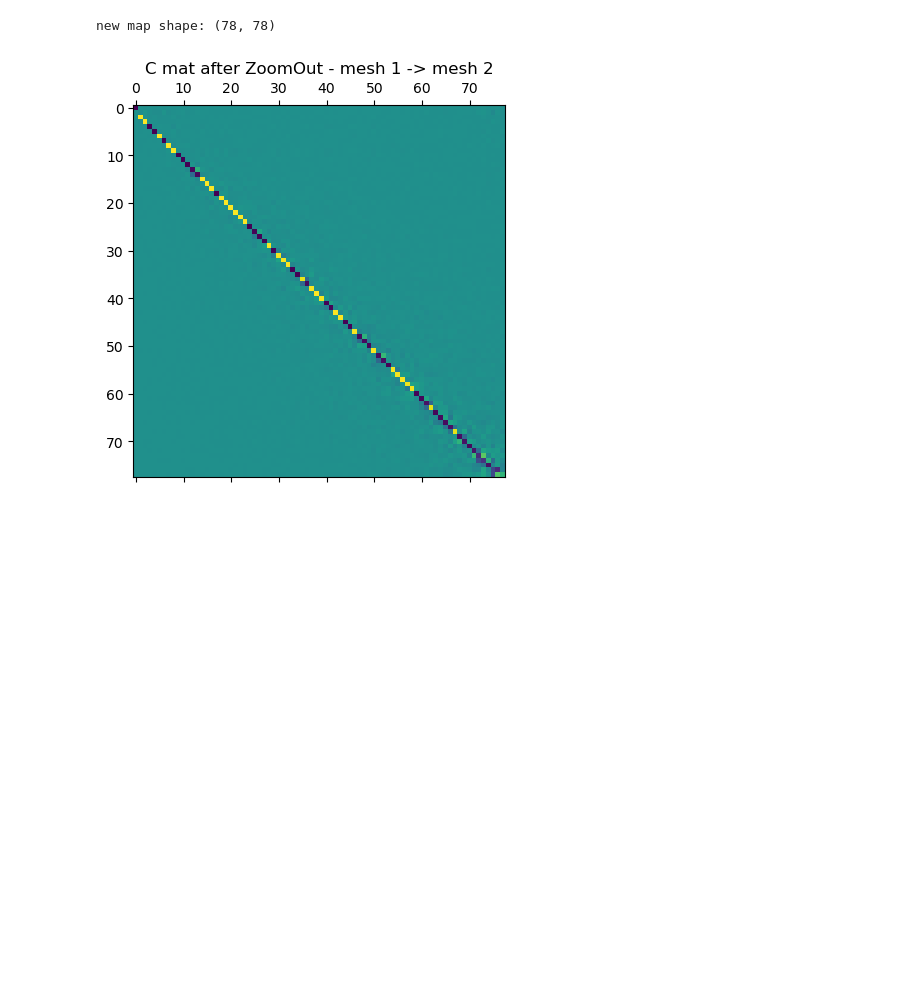
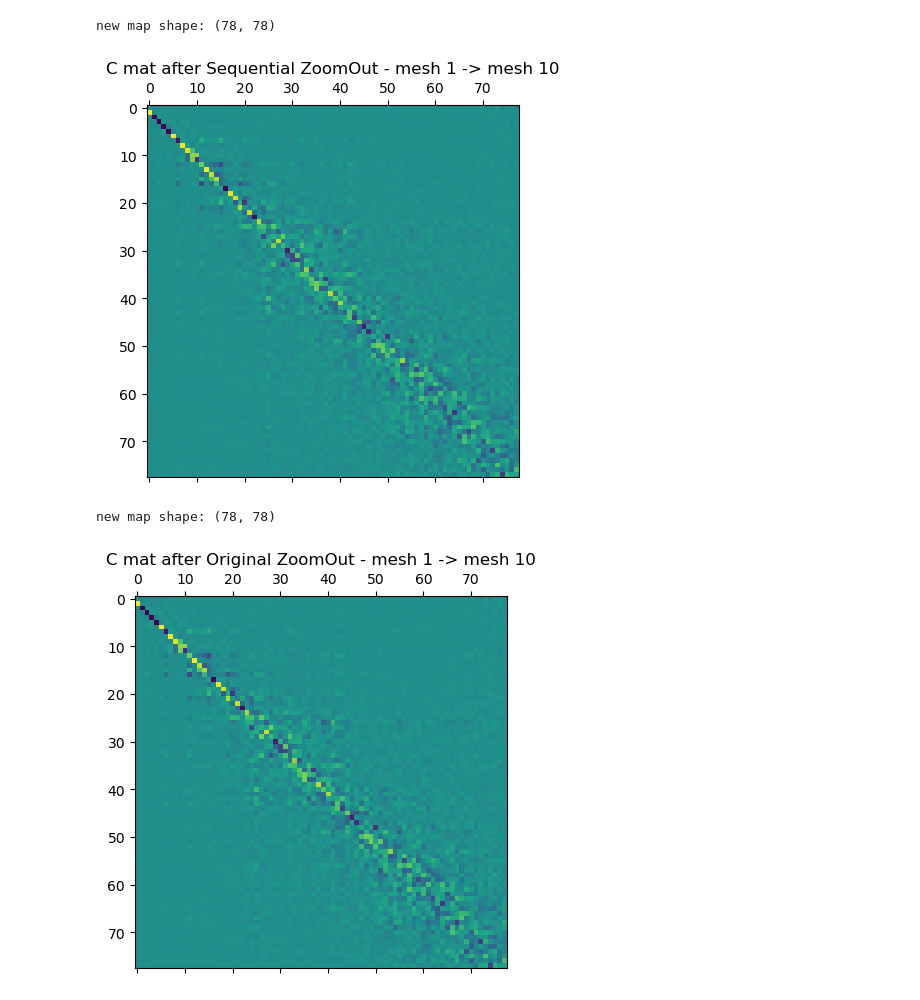
Before and after one commit to Arma1500/capstone2025, a Jupyter notebook: implementation.ipynb, the cells around one changed output. Cells and saved outputs as stored; diff of their text form; code cells hidden in the pictures; blank space fills up the shorter version.

```diff
--- a/implementation.ipynb
+++ b/implementation.ipynb
@@ -106,9 +203,6 @@ from FMN_Edited import FMN_Edited
 ## add parameters for interval size, alpha and beta for the weight boost
 
 # Build the network
-fmn_model = FMN_Edited(mesh_list, maps_dict)
-fmn_model.zoomout_refine(nit=25, step=2, subsample=3000, isometric=True, weight_type='new',
-                    M_init=None, cclb_ratio=.9, n_jobs=1, equals_id=False,
-                    verbose=True, alpha=0.3, beta=2.0, interval=2)
+fmn_model_new = FMN_Edited(mesh_list, compound_dict.copy())
 # %% [output]
 Setting 90 edges on 10 nodes.
@@ -126,0 +243,3 @@ with open("../../fmn_model_10_w_decay.pkl", "wb") as f:
+# %%
+from pyFM.FMN import FMN
+fmn_model_old = FMN(mesh_list, compound_dict.copy())
@@ -126,0 +254,9 @@ with open("../../fmn_model_10_w_decay.pkl", "wb") as f:
+# %%
+# save
+with open("../../fmn_compounded_maps_10.pkl", "wb") as f:
+    p.dump(fmn_model_old.maps, f)
+
+# # load
+# with open("../../fmn_maps_10.pkl", "rb") as f:
+#     fmn_model_old.maps = p.load(f)
+#     #old_maps_dict = p.load(f)
@@ -127,27 +270,60 @@ with open("../../fmn_model_10_w_decay.pkl", "wb") as f:
 # %%
 # For Display
 def fm_display(ind_1, ind_2, meshes, maps, mesh_display=False):
 
     mesh1, mesh2 = meshes[ind_1], meshes[ind_2]
     fm_12 = maps[(ind_1, ind_2)]
 
     print(f"new map shape: {fm_12.shape}")
     plt.matshow(fm_12)
     plt.title(f"C mat after ZoomOut - mesh {ind_1+1} -> mesh {ind_2+1}")
     plt.show()
 
     if mesh_display:
         p2p_21 = spectral.convert.mesh_FM_to_p2p(fm_12, mesh1, mesh2) # need to look at this function properly
 
         cmap_1 = visu(mesh1.vertlist)
         cmap_2 = cmap_1[p2p_21]
         double_plot(mesh1, mesh2, cmap_1, cmap_2)
 
+def double_fm_display(ind_1, ind_2, meshes, maps1, maps2, mesh_display=False):
+    mesh1, mesh2 = meshes[ind_1], meshes[ind_2]
+
+    fm_12_1 = maps1[(ind_1, ind_2)]
+
+    print(f"new map shape: {fm_12_1.shape}")
+    plt.matshow(fm_12_1)
+    plt.title(f"C mat after Sequential ZoomOut - mesh {ind_1+1} -> mesh {ind_2+1}")
+    plt.show()
+
+
+    fm_12_2 = maps2[(ind_1, ind_2)]
+
+    print(f"new map shape: {fm_12_2.shape}")
+    plt.matshow(fm_12_2)
+    plt.title(f"C mat after Original ZoomOut - mesh {ind_1+1} -> mesh {ind_2+1}")
+    plt.show()
+
+    if mesh_display:
+        cmap_1 = visu(mesh1.vertlist)
+
+        p2p_21_1 = spectral.convert.mesh_FM_to_p2p(fm_12_1, mesh1, mesh2)
+        p2p_21_2 = spectral.convert.mesh_FM_to_p2p(fm_12_2, mesh1, mesh2)
+
+        cmap_2_1 = cmap_1[p2p_21_1]
+        cmap_2_2 = cmap_1[p2p_21_2]
+
+        double_plot(mesh2, mesh2, cmap_2_1, cmap_2_2)
+
 ind_1 = 0
-ind_2 = 1
-new_maps_dict = fmn_model.maps
+ind_2 = 9
+new_maps_dict = fmn_model_new.maps
+old_maps_dict = fmn_model_old.maps
 
-fm_display(ind_1, ind_2, mesh_list, new_maps_dict)
+#fm_display(ind_1, ind_2, mesh_list, new_maps_dict)
+double_fm_display(ind_1, ind_2, mesh_list, new_maps_dict, old_maps_dict)
 # %% [output]
 new map shape: (78, 78)
-[figure, old version]
+[figure, new version]
+new map shape: (78, 78)
+[figure, added]
```
Also changed, not shown: parts of 30 cells of this notebook, 2 other files.
